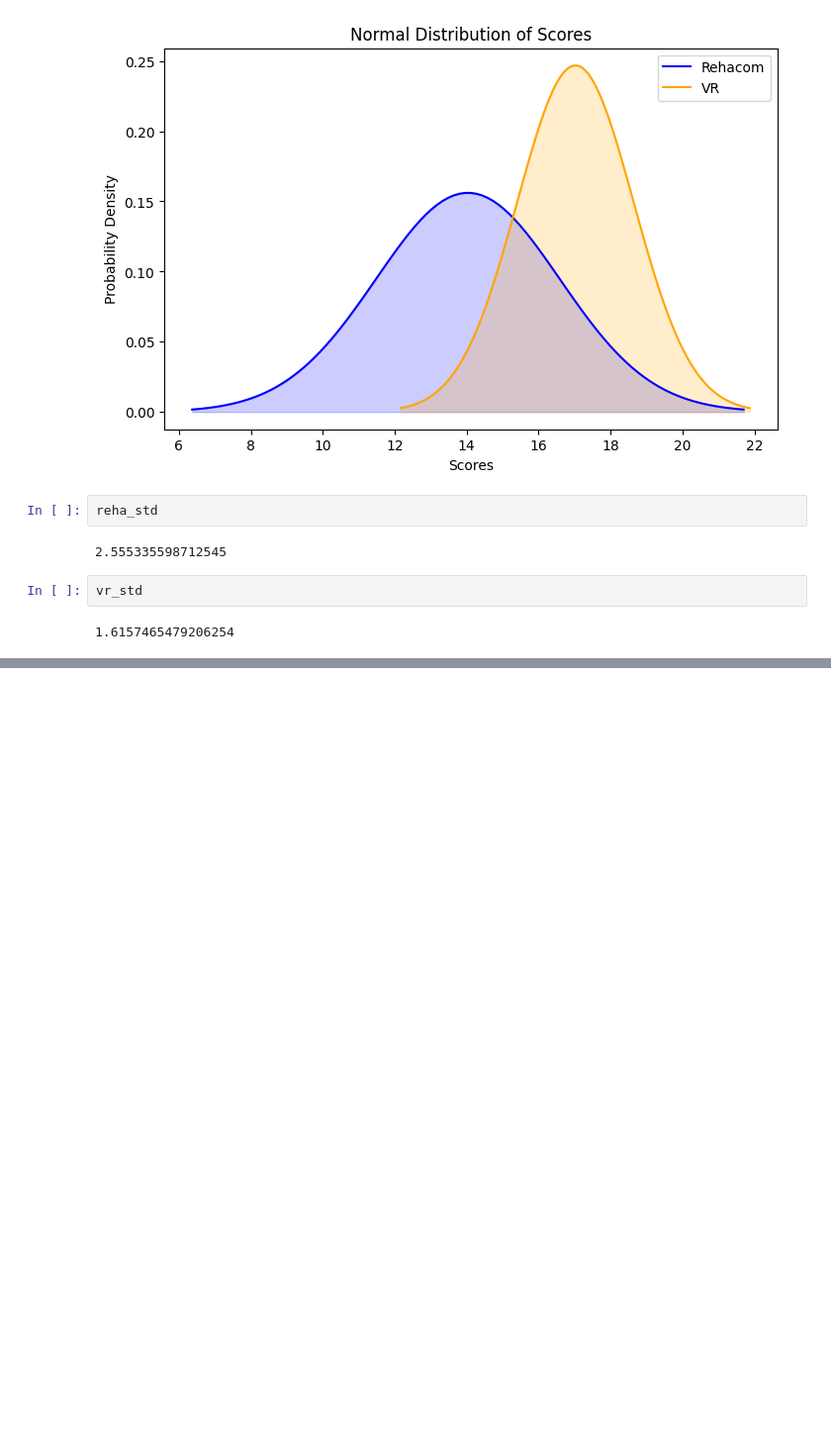
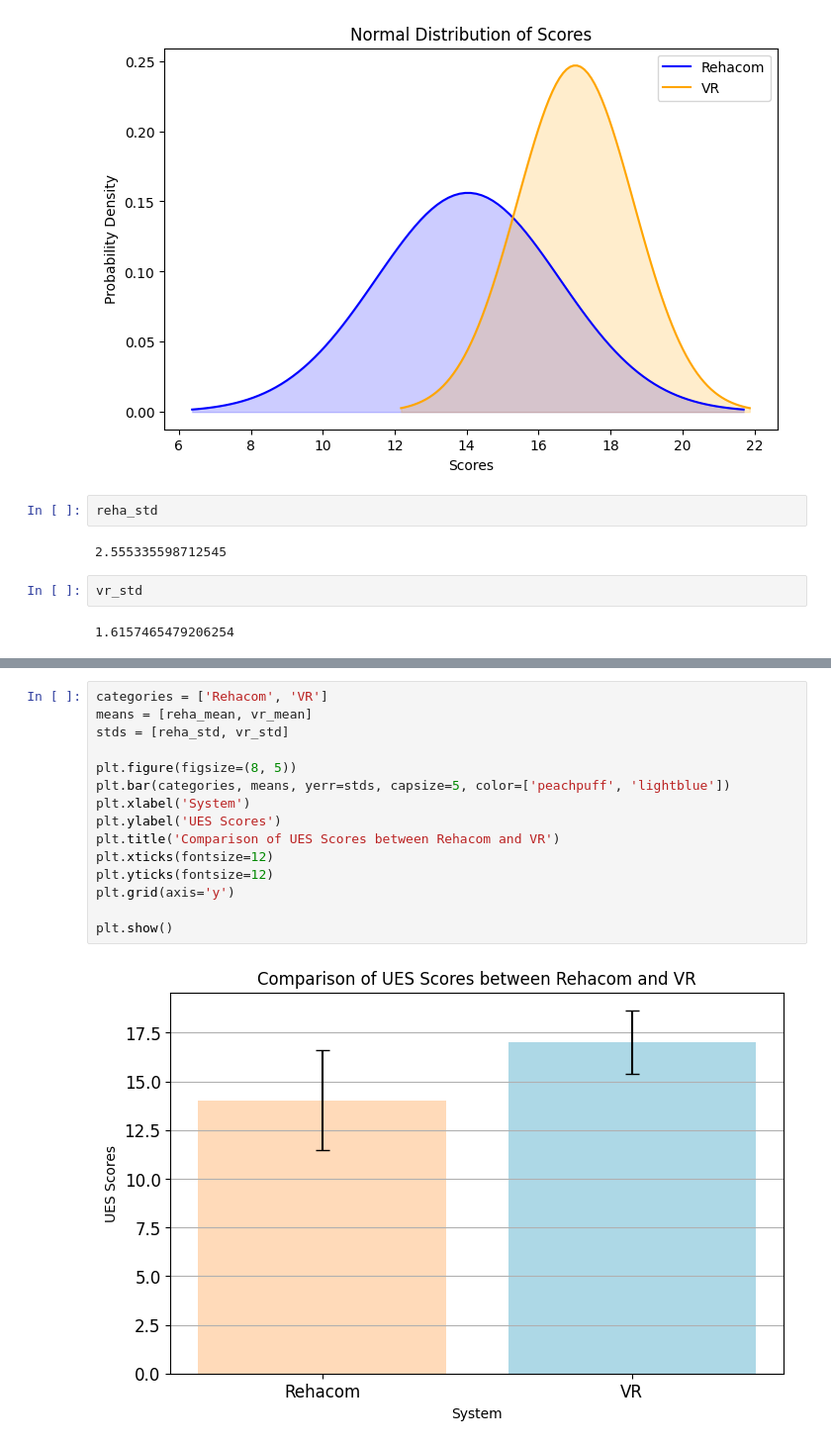
Before and after one commit to Gehad28/questionnaire-website, a Jupyter notebook: analysis 2.ipynb, the cells around one changed output, grey strips where cells are left out. Shown at 99% size. Saved outputs shown, nothing was run; the diff lists cells and outputs as text; blank space fills up the shorter version.

```diff
--- a/analysis 2.ipynb
+++ b/analysis 2.ipynb
@@ -507,0 +557,17 @@ vr_std
+# %%
+categories = ['Rehacom', 'VR']
+means = [reha_mean, vr_mean]
+stds = [reha_std, vr_std]
+
+plt.figure(figsize=(8, 5))
+plt.bar(categories, means, yerr=stds, capsize=5, color=['peachpuff', 'lightblue'])
+plt.xlabel('System')
+plt.ylabel('UES Scores')
+plt.title('Comparison of UES Scores between Rehacom and VR')
+plt.xticks(fontsize=12)
+plt.yticks(fontsize=12)
+plt.grid(axis='y')
+
+plt.show()
+# %% [output]
+[figure, added]
```
Also changed, not shown: parts of 14 cells of this notebook.
